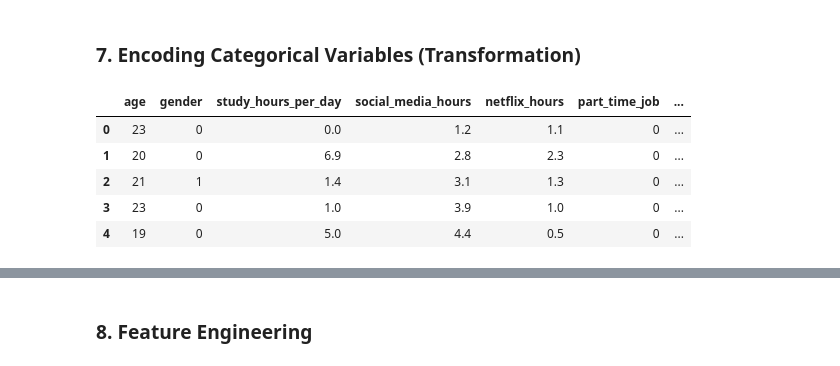
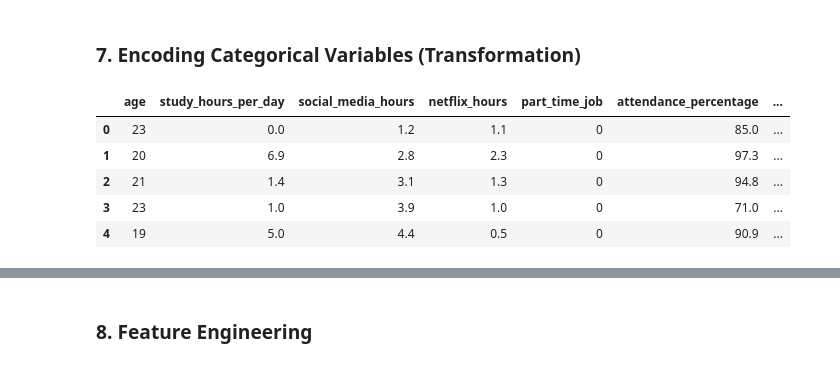
Before and after one commit to eceorenler/DM4Edu, a Jupyter notebook: main.ipynb, the cells around one changed output, grey strips where cells are left out. Saved outputs shown, nothing was run; the diff lists cells and outputs as text; code cells hidden in the pictures.

Commit message:
Adding Datacard Summary, Correction in the Encoding part, dataset preparation for model evaluation, training different models and comparison

```diff
--- a/main.ipynb
+++ b/main.ipynb
@@ -233,33 +264,28 @@ if "part_time_job" in df_encoded.columns:
 
 if "extracurricular_participation" in df_encoded.columns:
     df_encoded["extracurricular_participation"] = df_encoded["extracurricular_participation"].map(binary_map)
-
-if "gender" in df_encoded.columns:
-    df_encoded["gender"] = df_encoded["gender"].astype("category").cat.codes
 # %%
 # Diet quality: Poor < Fair < Good
 diet_map = {"Poor": 0, "Fair": 1, "Good": 2}
 if "diet_quality" in df_encoded.columns:
     df_encoded["diet_quality"] = df_encoded["diet_quality"].map(diet_map)
-# %%
-parent_edu_order = ["High School", "Bachelor", "Master", "PhD"]
-if "parental_education_level" in df_encoded.columns:
-    df_encoded["parental_education_level"] = (
-        df_encoded["parental_education_level"]
-        .astype(pd.api.types.CategoricalDtype(categories=parent_edu_order, ordered=True))
-        .cat.codes
-    )
 # %%
-# Internet quality: Poor < Average < Good
-internet_map = {"Poor": 0, "Average": 1, "Good": 2}
-if "internet_quality" in df_encoded.columns:
-    df_encoded["internet_quality"] = df_encoded["internet_quality"].map(internet_map)
+# Gender, Internet quality, Parental education -> ONE-HOT Encoding
+one_hot_cols = [
+    col for col in ["gender", "internet_quality", "parental_education_level"]
+    if col in df_encoded.columns
+]
+
+df_encoded = pd.get_dummies(df_encoded, columns=one_hot_cols, drop_first=True)
 # %%
+dummy_cols = [col for col in df_encoded.columns if df_encoded[col].dtype == "bool"]
+df_encoded[dummy_cols] = df_encoded[dummy_cols].astype(int)
+
 df_encoded.head()
 # %% [output]
-|  | age | gender | study_hours_per_day | social_media_hours | netflix_hours | part_time_job | ... |
-| 0 | 23 | 0 | 0.0 | 1.2 | 1.1 | 0 | ... |
-| 1 | 20 | 0 | 6.9 | 2.8 | 2.3 | 0 | ... |
-| 2 | 21 | 1 | 1.4 | 3.1 | 1.3 | 0 | ... |
-| 3 | 23 | 0 | 1.0 | 3.9 | 1.0 | 0 | ... |
-| 4 | 19 | 0 | 5.0 | 4.4 | 0.5 | 0 | ... |
+|  | age | study_hours_per_day | social_media_hours | netflix_hours | part_time_job | attendance_percentage | ... |
+| 0 | 23 | 0.0 | 1.2 | 1.1 | 0 | 85.0 | ... |
+| 1 | 20 | 6.9 | 2.8 | 2.3 | 0 | 97.3 | ... |
+| 2 | 21 | 1.4 | 3.1 | 1.3 | 0 | 94.8 | ... |
+| 3 | 23 | 1.0 | 3.9 | 1.0 | 0 | 71.0 | ... |
+| 4 | 19 | 5.0 | 4.4 | 0.5 | 0 | 90.9 | ... |
```
Also changed, not shown: parts of 23 cells of this notebook, 4 other files.
